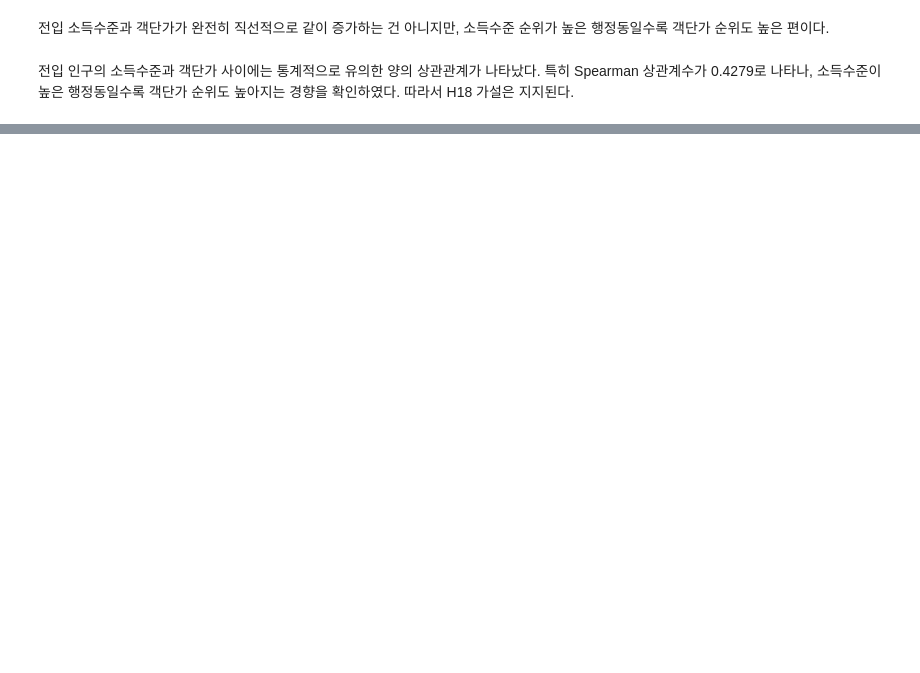
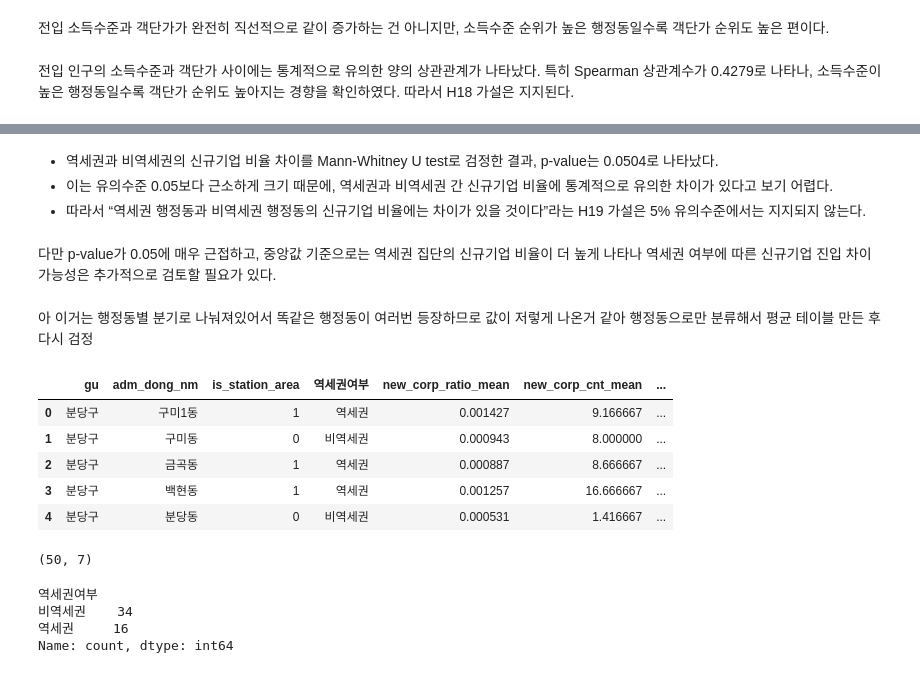
Before and after one commit to bulsajo1/final_project, a Jupyter notebook: Jiryun/통계_검정.ipynb, the cells around one changed output, grey strips where cells are left out. Saved outputs shown, nothing was run; the diff lists cells and outputs as text; code cells hidden in the pictures; blank space fills up the shorter version.

```diff
--- a/Jiryun/통계_검정.ipynb
+++ b/Jiryun/통계_검정.ipynb
@@ -2280,0 +2511,34 @@ display(h18_result_df)
+# %% [markdown]
+- 역세권과 비역세권의 신규기업 비율 차이를 Mann-Whitney U test로 검정한 결과, p-value는 0.0504로 나타났다.
+- 이는 유의수준 0.05보다 근소하게 크기 때문에, 역세권과 비역세권 간 신규기업 비율에 통계적으로 유의한 차이가 있다고 보기 어렵다.
+- 따라서 “역세권 행정동과 비역세권 행정동의 신규기업 비율에는 차이가 있을 것이다”라는 H19 가설은 5% 유의수준에서는 지지되지 않는다.
+# %% [markdown]
+다만 p-value가 0.05에 매우 근접하고, 중앙값 기준으로는 역세권 집단의 신규기업 비율이 더 높게 나타나 역세권 여부에 따른 신규기업 진입 차이 가능성은 추가적으로 검토할 필요가 있다.
+# %% [markdown]
+아 이거는 행정동별 분기로 나눠져있어서 똑같은 행정동이 여러번 등장하므로 값이 저렇게 나온거 같아 행정동으로만 분류해서 평균 테이블 만든 후 다시 검정
+# %%
+h19_dong_data = (
+    h19_data
+    .groupby(["gu", "adm_dong_nm", "is_station_area", "역세권여부"], as_index=False)
+    .agg(
+        new_corp_ratio_mean=("new_corp_ratio", "mean"),
+        new_corp_cnt_mean=("new_corp_cnt", "mean"),
+        store_mer_cnt_mean=("store_mer_cnt", "mean")
+    )
+)
+
+display(h19_dong_data.head())
+display(h19_dong_data.shape)
+display(h19_dong_data["역세권여부"].value_counts())
+# %% [output]
+|  | gu | adm_dong_nm | is_station_area | 역세권여부 | new_corp_ratio_mean | new_corp_cnt_mean | ... |
+| 0 | 분당구 | 구미1동 | 1 | 역세권 | 0.001427 | 9.166667 | ... |
+| 1 | 분당구 | 구미동 | 0 | 비역세권 | 0.000943 | 8.000000 | ... |
+| 2 | 분당구 | 금곡동 | 1 | 역세권 | 0.000887 | 8.666667 | ... |
+| 3 | 분당구 | 백현동 | 1 | 역세권 | 0.001257 | 16.666667 | ... |
+| 4 | 분당구 | 분당동 | 0 | 비역세권 | 0.000531 | 1.416667 | ... |
+(50, 7)
+역세권여부
+비역세권    34
+역세권     16
+Name: count, dtype: int64
```
Also changed, not shown: parts of 48 cells of this notebook.
